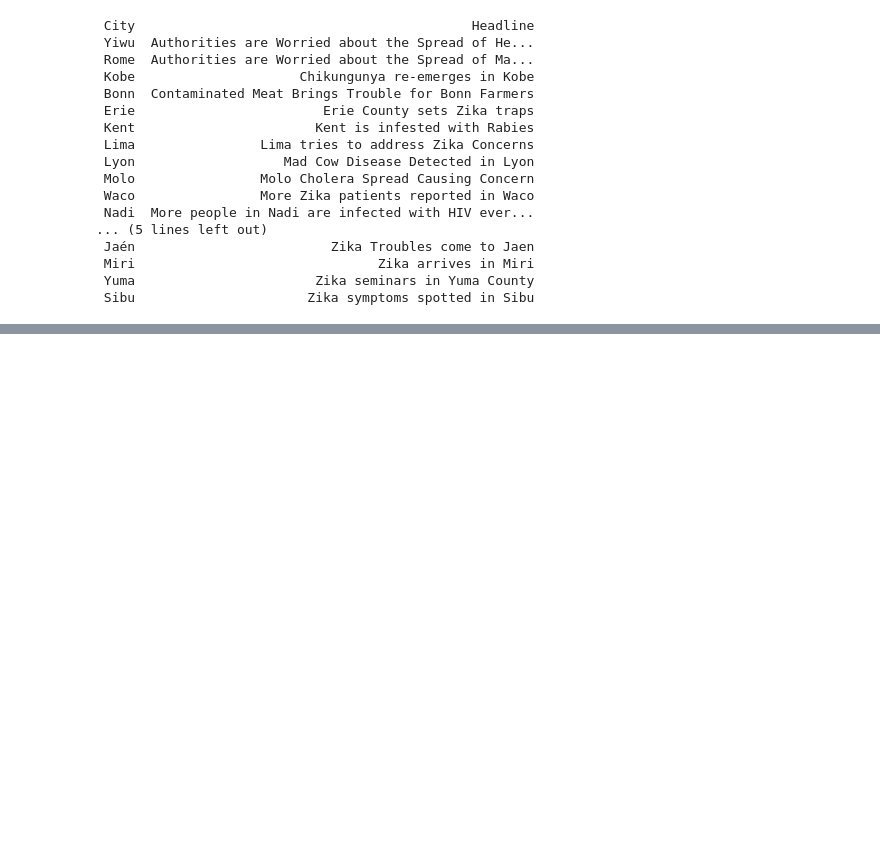
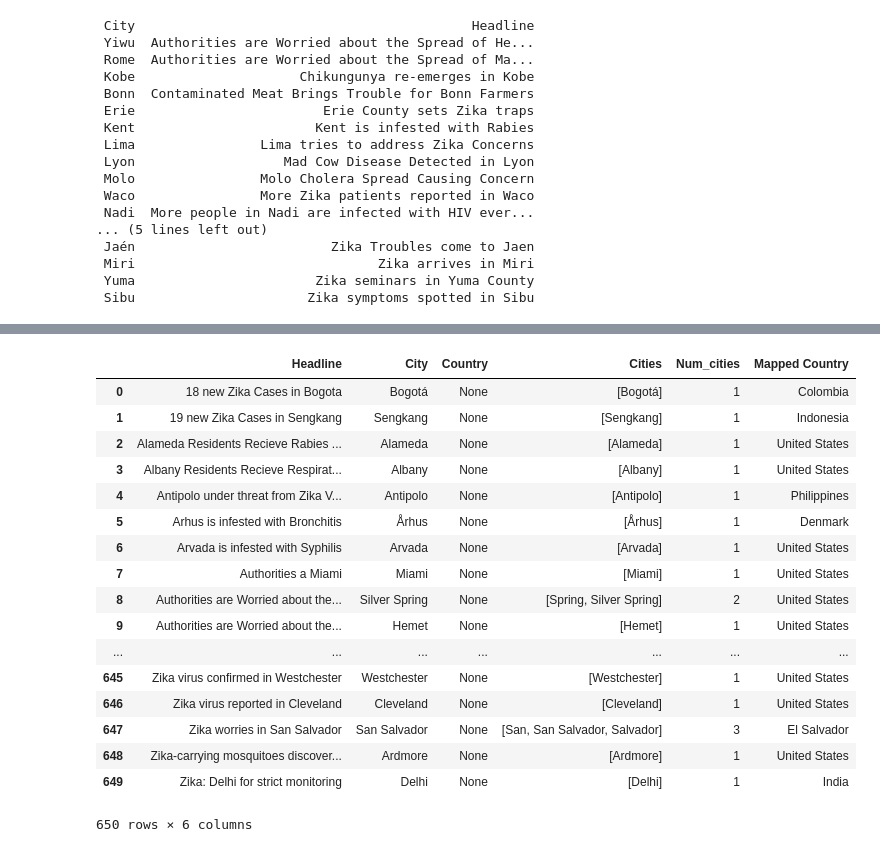
Before and after one commit to jeffrey-ko/mp-liveproject-01-disease-outbreaks-news, a Jupyter notebook: jupyter_nb/Milestone_1.ipynb, the cells around one changed output, grey strips where cells are left out. Saved outputs shown, nothing was run; the diff lists cells and outputs as text; code cells hidden in the pictures; blank space fills up the shorter version.

```diff
--- a/jupyter_nb/Milestone_1.ipynb
+++ b/jupyter_nb/Milestone_1.ipynb
@@ -402,0 +267,3 @@ Name: Cities, Length: 650, dtype: object
+# %%
+df_headline_city_country['Cities'] = df_headline_city_country['Headline'].apply(get_cities_in_headline)  # return multiple cities (if any) per headline
+df_headline_city_country['Num_cities'] = df_headline_city_country['Cities'].apply(len)
@@ -402,0 +291,9 @@ Name: Cities, Length: 650, dtype: object
+# %%
+# Choose a single city with the longest name when multiple cities are matched in one headline
+
+def get_longest_city(cities):
+    if cities:
+        return max(cities, key=len)
+    return None
+
+df_headline_city_country['City'] = df_headline_city_country['Cities'].apply(get_longest_city)
@@ -464,0 +406,12 @@ df_countries
+# %%
+from geonamescache import GeonamesCache
+gc = GeonamesCache()
+
+city_list = [city['name'] for city in gc.get_cities().values()]
+country_code_list = [city['countrycode'] for city in gc.get_cities().values()]
+country_list = [gc.get_countries()[country_code].get('name') for country_code in country_code_list]
+
+city_country_data = {'City': city_list, 'Country': country_list}
+df_city_country = pd.DataFrame(city_country_data)
+
+df_city_country
@@ -465 +437,27 @@ df_countries
+# %%
+dict_city_country = df_city_country.set_index('City').T.to_dict('list')
+# %%
+headline_country_list = [''.join(dict_city_country.get(city_name, "")) for city_name in df_headline_city_country['City'].to_list()]
+df_headline_city_country['Mapped Country'] = headline_country_list
+
+df_headline_city_country
+# %% [output]
+|  | Headline | City | Country | Cities | Num_cities | Mapped Country |
+| 0 | 18 new Zika Cases in Bogota | Bogotá | None | [Bogotá] | 1 | Colombia |
+| 1 | 19 new Zika Cases in Sengkang | Sengkang | None | [Sengkang] | 1 | Indonesia |
+| 2 | Alameda Residents Recieve Rabies ... | Alameda | None | [Alameda] | 1 | United States |
+| 3 | Albany Residents Recieve Respirat... | Albany | None | [Albany] | 1 | United States |
+| 4 | Antipolo under threat from Zika V... | Antipolo | None | [Antipolo] | 1 | Philippines |
+| 5 | Arhus is infested with Bronchitis | Århus | None | [Århus] | 1 | Denmark |
+| 6 | Arvada is infested with Syphilis | Arvada | None | [Arvada] | 1 | United States |
+| 7 | Authorities a Miami | Miami | None | [Miami] | 1 | United States |
+| 8 | Authorities are Worried about the... | Silver Spring | None | [Spring, Silver Spring] | 2 | United States |
+| 9 | Authorities are Worried about the... | Hemet | None | [Hemet] | 1 | United States |
+| ... | ... | ... | ... | ... | ... | ... |
+| 645 | Zika virus confirmed in Westchester | Westchester | None | [Westchester] | 1 | United States |
+| 646 | Zika virus reported in Cleveland | Cleveland | None | [Cleveland] | 1 | United States |
+| 647 | Zika worries in San Salvador | San Salvador | None | [San, San Salvador, Salvador] | 3 | El Salvador |
+| 648 | Zika-carrying mosquitoes discover... | Ardmore | None | [Ardmore] | 1 | United States |
+| 649 | Zika: Delhi for strict monitoring | Delhi | None | [Delhi] | 1 | India |
+650 rows × 6 columns
 # %%
```
Also changed, not shown: parts of 72 cells of this notebook.
